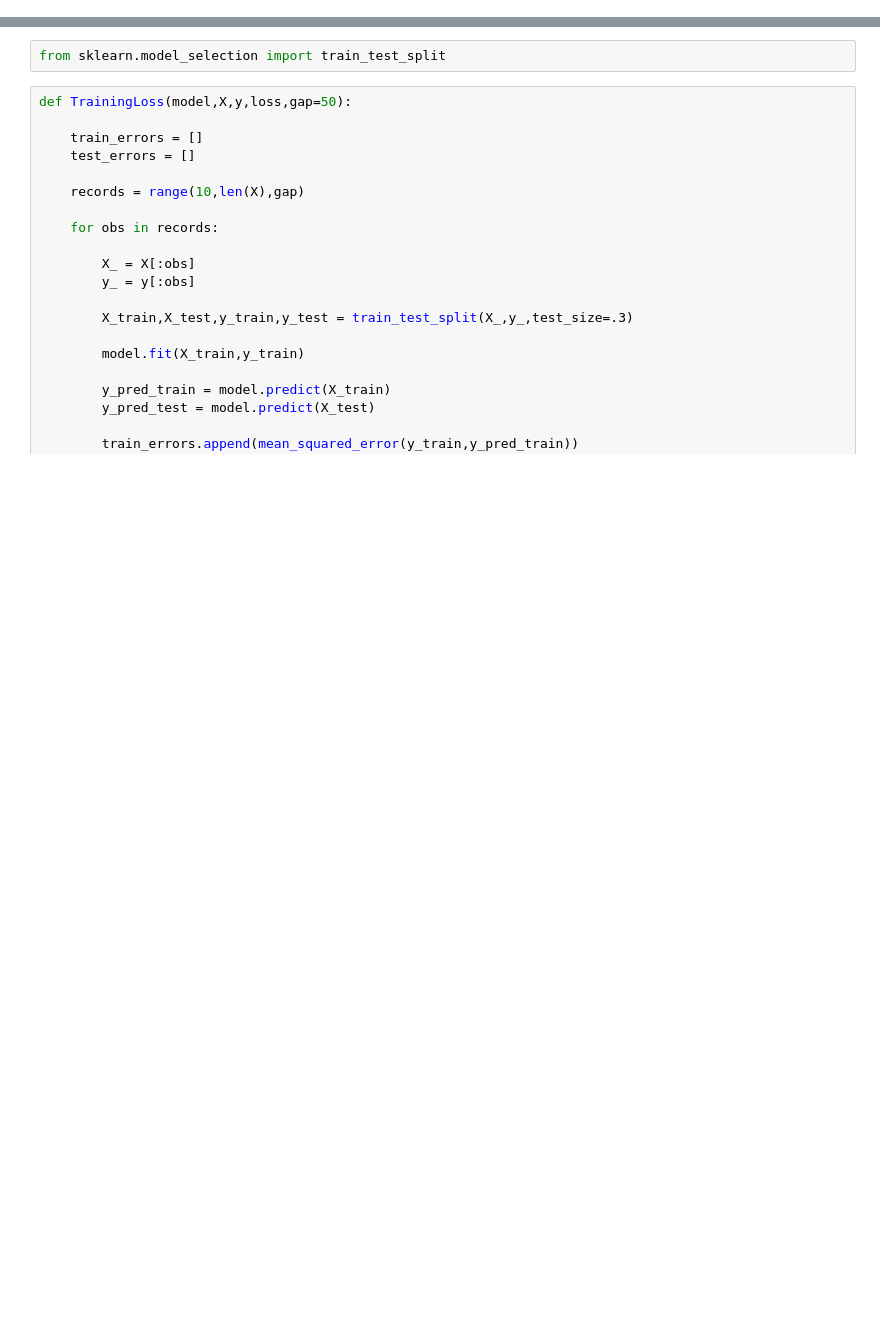
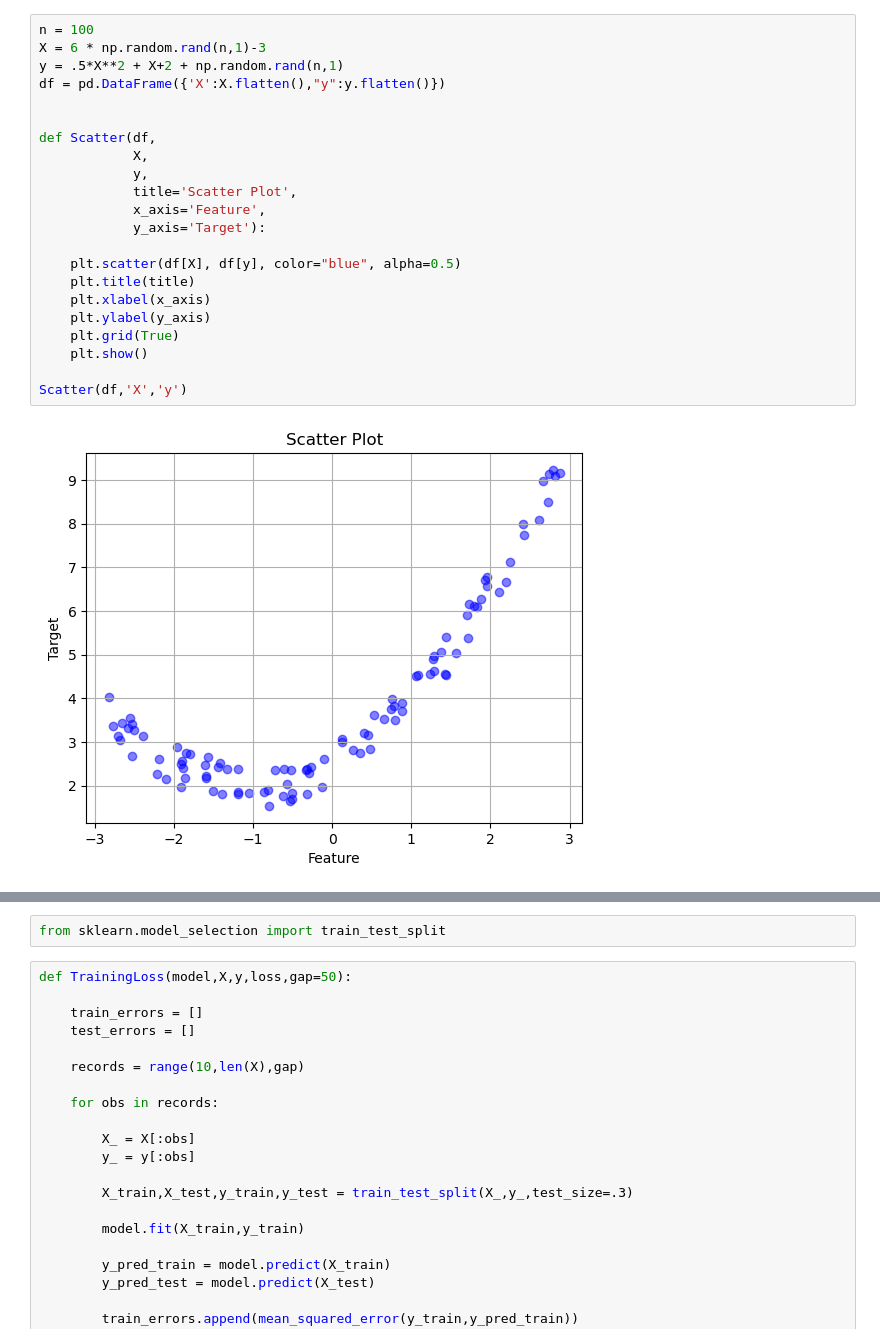
Before and after one commit to derek-dewald/Python_Tools, a Jupyter notebook: JupyterNotebooks/TEMP.ipynb, the cells around one changed output, grey strips where cells are left out. Saved outputs shown, nothing was run; the diff lists cells and outputs as text; blank space fills up the shorter version.

```diff
--- a/JupyterNotebooks/TEMP.ipynb
+++ b/JupyterNotebooks/TEMP.ipynb
@@ -3,3 +20,27 @@ fr
+# %%
+n = 100
+X = 6 * np.random.rand(n,1)-3
+y = .5*X**2 + X+2 + np.random.rand(n,1)
+df = pd.DataFrame({'X':X.flatten(),"y":y.flatten()})
+
+
+def Scatter(df,
+            X,
+            y,
+            title='Scatter Plot',
+            x_axis='Feature',
+            y_axis='Target'):
+
+    plt.scatter(df[X], df[y], color="blue", alpha=0.5)
+    plt.title(title)
+    plt.xlabel(x_axis)
+    plt.ylabel(y_axis)
+    plt.grid(True)
+    plt.show()
+
+Scatter(df,'X','y')
+# %% [output]
+[figure, added]
 # %%
 from sklearn.preprocessing import PolynomialFeatures
 from sklearn.pipeline import make_pipeline
```
Also changed, not shown: parts of 8 cells of this notebook, 15 other files.
